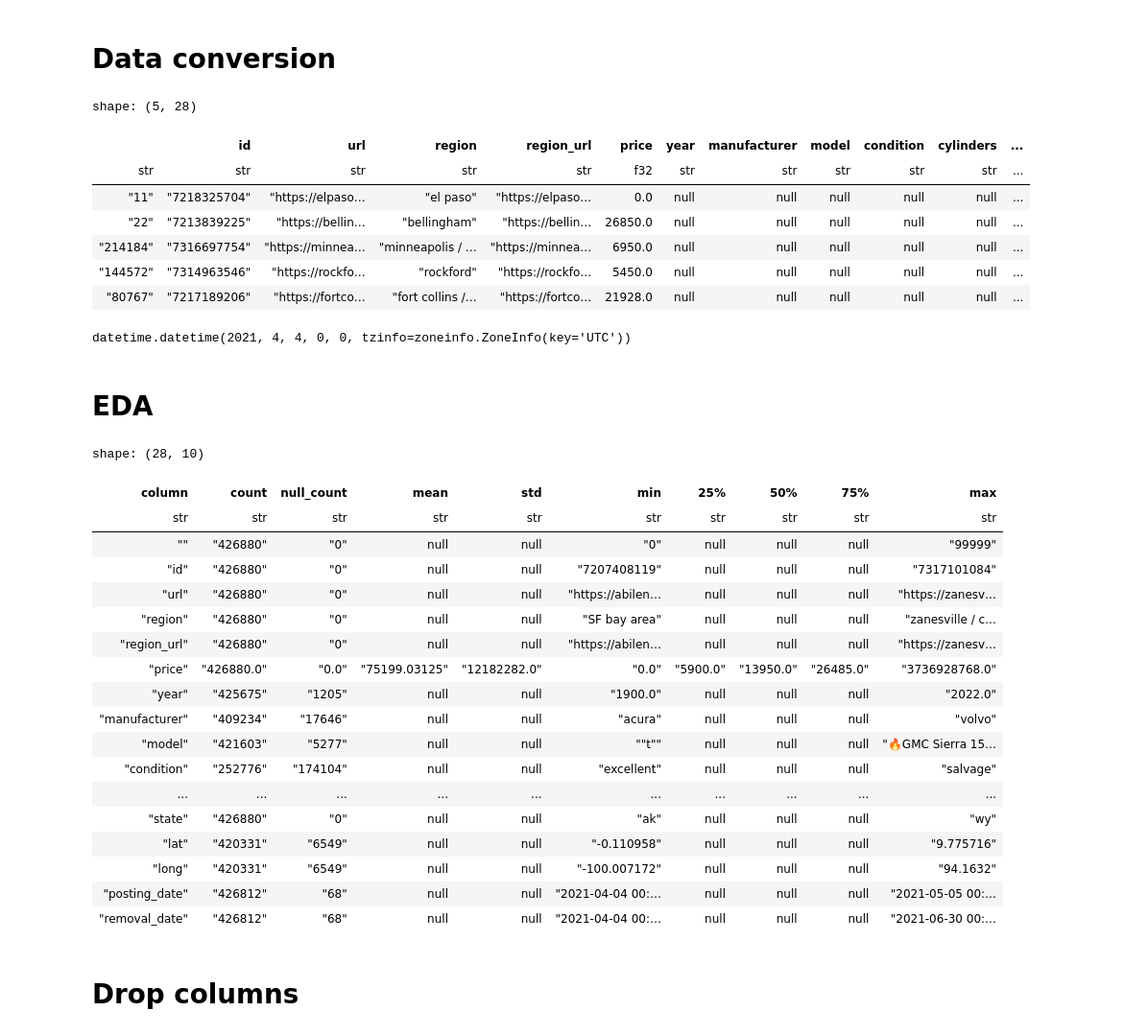
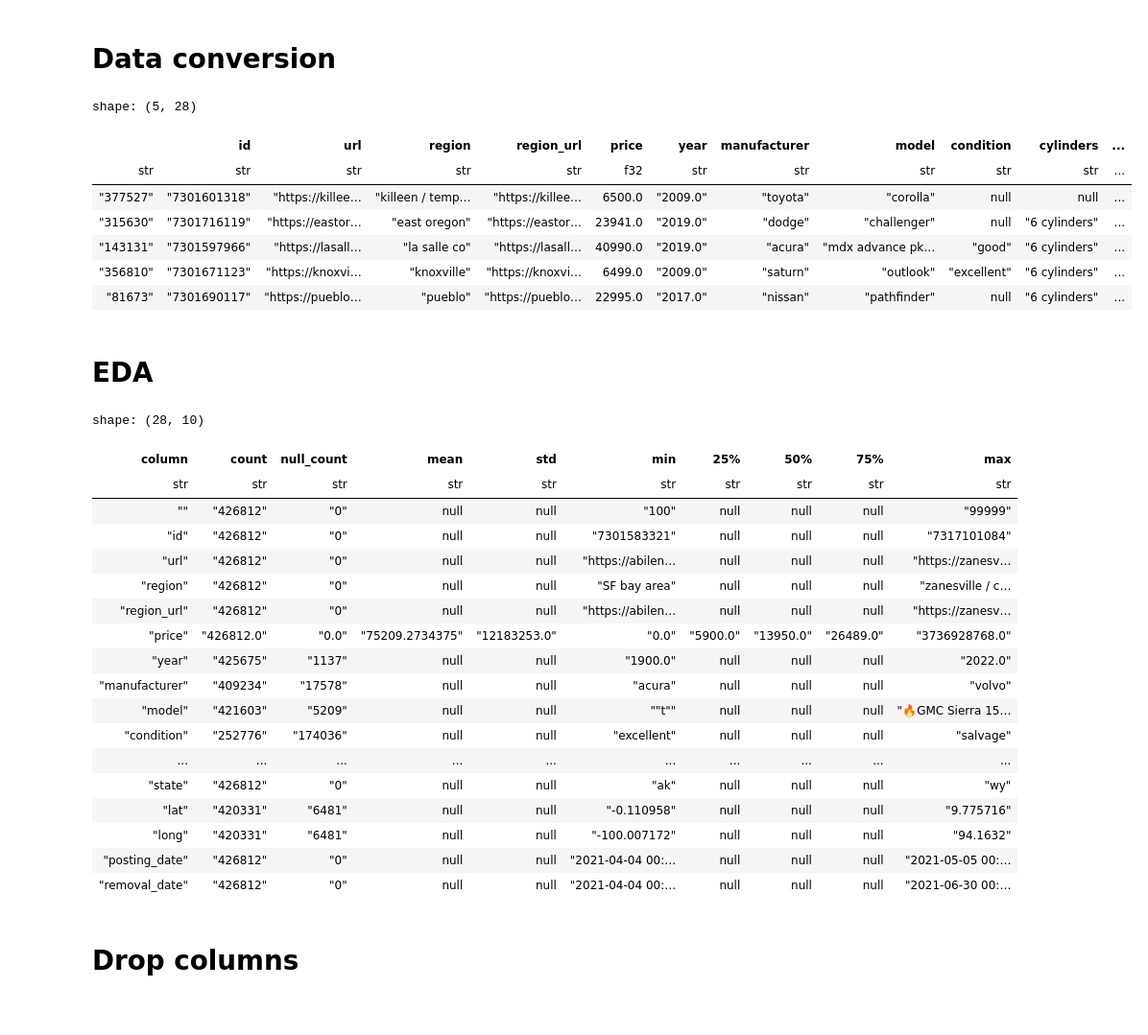
Before and after one commit to john-mwangi/craigslist_vehicle_sales, a Jupyter notebook: craigslist_car_sales.ipynb, the cells around one changed output. Shown at 96% size. Cells and saved outputs as stored; diff of their text form; code cells hidden in the pictures.

Commit message:
Changes:
- Ensure that model data is monotonically decreasing
- Use different split

```diff
--- a/craigslist_car_sales.ipynb
+++ b/craigslist_car_sales.ipynb
@@ -75,30 +75,29 @@ date_cols = ["posting_date", "removal_date"]
 # %%
 def convert_data(data: pl.LazyFrame, date_columns: list = date_cols, numeric_columns: list = numeric_cols) -> pl.LazyFrame:
 
     for d in date_columns:
         data = data.with_columns(pl.col(d).str.to_datetime(format="%Y-%m-%d %H:%M:%S%z"))
 
     for n in numeric_columns:
         data = data.with_columns(pl.col(n).cast(pl.Float32()))
 
-    return data.sort(by="posting_date", descending=False)
+    data = data.sort(by="removal_date", descending=False)
+    data = data.drop_nulls(subset="removal_date")
+    return data
 
 craigslist_vehicles = convert_data(craigslist_vehicles)
 craigslist_vehicles.head().collect()
 # %% [output]
 shape: (5, 28)
 |  | id | url | region | region_url | price | year | manufacturer | model | condition | cylinders | ... |
 | str | str | str | str | str | f32 | str | str | str | str | str | ... |
-| "11" | "7218325704" | "https://elpaso… | "el paso" | "https://elpaso… | 0.0 | null | null | null | null | null | ... |
-| "22" | "7213839225" | "https://bellin… | "bellingham" | "https://bellin… | 26850.0 | null | null | null | null | null | ... |
-| "214184" | "7316697754" | "https://minnea… | "minneapolis / … | "https://minnea… | 6950.0 | null | null | null | null | null | ... |
-| "144572" | "7314963546" | "https://rockfo… | "rockford" | "https://rockfo… | 5450.0 | null | null | null | null | null | ... |
-| "80767" | "7217189206" | "https://fortco… | "fort collins /… | "https://fortco… | 21928.0 | null | null | null | null | null | ... |
+| "377527" | "7301601318" | "https://killee… | "killeen / temp… | "https://killee… | 6500.0 | "2009.0" | "toyota" | "corolla" | null | null | ... |
+| "315630" | "7301716119" | "https://eastor… | "east oregon" | "https://eastor… | 23941.0 | "2019.0" | "dodge" | "challenger" | null | "6 cylinders" | ... |
+| "143131" | "7301597966" | "https://lasall… | "la salle co" | "https://lasall… | 40990.0 | "2019.0" | "acura" | "mdx advance pk… | "good" | "6 cylinders" | ... |
+| "356810" | "7301671123" | "https://knoxvi… | "knoxville" | "https://knoxvi… | 6499.0 | "2009.0" | "saturn" | "outlook" | "excellent" | "6 cylinders" | ... |
+| "81673" | "7301690117" | "https://pueblo… | "pueblo" | "https://pueblo… | 22995.0 | "2017.0" | "nissan" | "pathfinder" | null | "6 cylinders" | ... |
 # %%
 min_sale_date = craigslist_vehicles.select("removal_date").min().collect().to_series()[0]
-min_sale_date
-# %% [output]
-datetime.datetime(2021, 4, 4, 0, 0, tzinfo=zoneinfo.ZoneInfo(key='UTC'))
 # %% [markdown]
 # EDA
 # %%
@@ -111,22 +110,22 @@ datetime.datetime(2021, 4, 4, 0, 0, tzinfo=zoneinfo.ZoneInfo(key='UTC'))
 shape: (28, 10)
 | column | count | null_count | mean | std | min | 25% | 50% | 75% | max |
 | str | str | str | str | str | str | str | str | str | str |
-| "" | "426880" | "0" | null | null | "0" | null | null | null | "99999" |
-| "id" | "426880" | "0" | null | null | "7207408119" | null | null | null | "7317101084" |
-| "url" | "426880" | "0" | null | null | "https://abilen… | null | null | null | "https://zanesv… |
-| "region" | "426880" | "0" | null | null | "SF bay area" | null | null | null | "zanesville / c… |
-| "region_url" | "426880" | "0" | null | null | "https://abilen… | null | null | null | "https://zanesv… |
-| "price" | "426880.0" | "0.0" | "75199.03125" | "12182282.0" | "0.0" | "5900.0" | "13950.0" | "26485.0" | "3736928768.0" |
-| "year" | "425675" | "1205" | null | null | "1900.0" | null | null | null | "2022.0" |
-| "manufacturer" | "409234" | "17646" | null | null | "acura" | null | null | null | "volvo" |
-| "model" | "421603" | "5277" | null | null | ""t"" | null | null | null | "🔥GMC Sierra 15… |
-| "condition" | "252776" | "174104" | null | null | "excellent" | null | null | null | "salvage" |
+| "" | "426812" | "0" | null | null | "100" | null | null | null | "99999" |
+| "id" | "426812" | "0" | null | null | "7301583321" | null | null | null | "7317101084" |
+| "url" | "426812" | "0" | null | null | "https://abilen… | null | null | null | "https://zanesv… |
+| "region" | "426812" | "0" | null | null | "SF bay area" | null | null | null | "zanesville / c… |
+| "region_url" | "426812" | "0" | null | null | "https://abilen… | null | null | null | "https://zanesv… |
+| "price" | "426812.0" | "0.0" | "75209.2734375" | "12183253.0" | "0.0" | "5900.0" | "13950.0" | "26489.0" | "3736928768.0" |
+| "year" | "425675" | "1137" | null | null | "1900.0" | null | null | null | "2022.0" |
+| "manufacturer" | "409234" | "17578" | null | null | "acura" | null | null | null | "volvo" |
+| "model" | "421603" | "5209" | null | null | ""t"" | null | null | null | "🔥GMC Sierra 15… |
+| "condition" | "252776" | "174036" | null | null | "excellent" | null | null | null | "salvage" |
 | ... | ... | ... | ... | ... | ... | ... | ... | ... | ... |
-| "state" | "426880" | "0" | null | null | "ak" | null | null | null | "wy" |
-| "lat" | "420331" | "6549" | null | null | "-0.110958" | null | null | null | "9.775716" |
-| "long" | "420331" | "6549" | null | null | "-100.007172" | null | null | null | "94.1632" |
-| "posting_date" | "426812" | "68" | null | null | "2021-04-04 00:… | null | null | null | "2021-05-05 00:… |
-| "removal_date" | "426812" | "68" | null | null | "2021-04-04 00:… | null | null | null | "2021-06-30 00:… |
+| "state" | "426812" | "0" | null | null | "ak" | null | null | null | "wy" |
+| "lat" | "420331" | "6481" | null | null | "-0.110958" | null | null | null | "9.775716" |
+| "long" | "420331" | "6481" | null | null | "-100.007172" | null | null | null | "94.1632" |
+| "posting_date" | "426812" | "0" | null | null | "2021-04-04 00:… | null | null | null | "2021-05-05 00:… |
+| "removal_date" | "426812" | "0" | null | null | "2021-04-04 00:… | null | null | null | "2021-06-30 00:… |
 # %% [markdown]
 # Drop columns
 # %%
```
Also changed, not shown: parts of 19 cells of this notebook.
